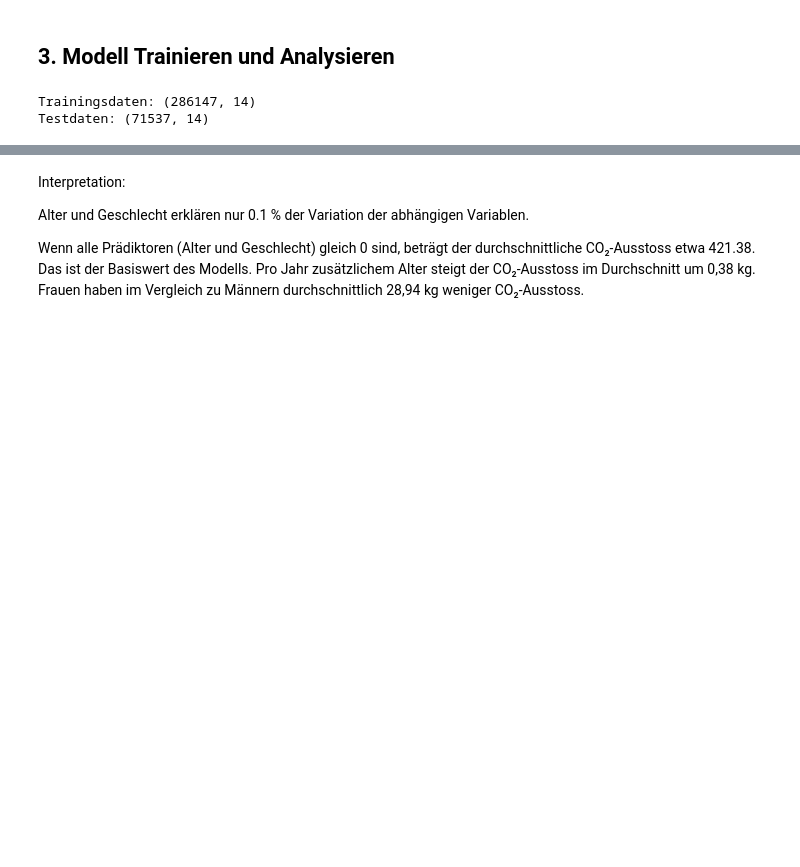
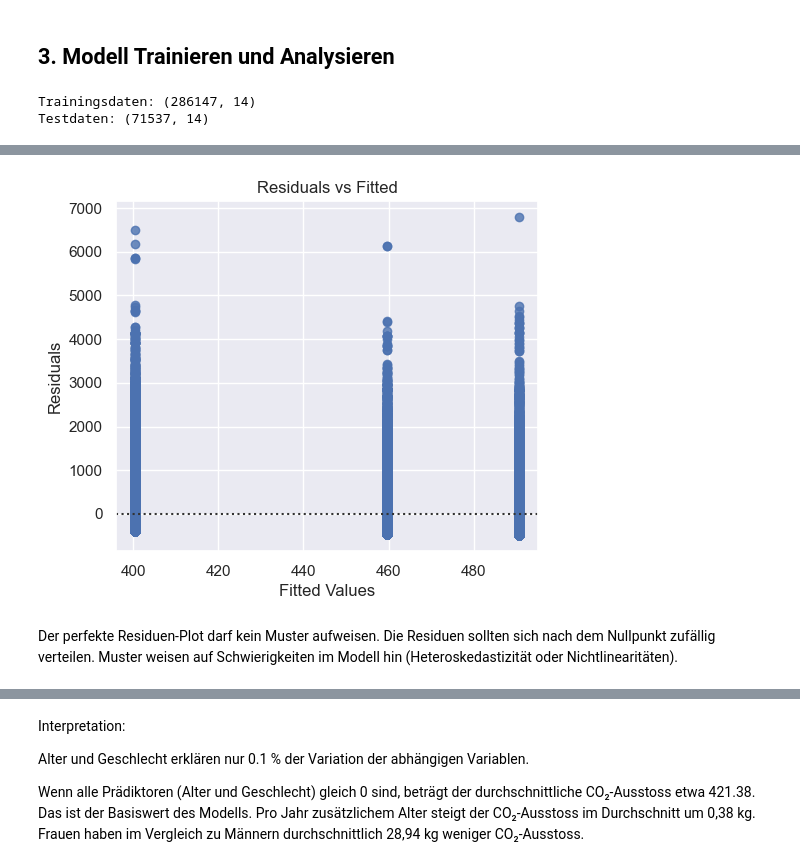
Before and after one commit to LeonidWouters/ANM, a Jupyter notebook: Modell_Stadt-Land-Intermediaer.ipynb, the cells around one changed output, grey strips where cells are left out. Cells and saved outputs as stored; diff of their text form; code cells hidden in the pictures; blank space fills up the shorter version.

```diff
--- a/Modell_Stadt-Land-Intermediaer.ipynb
+++ b/Modell_Stadt-Land-Intermediaer.ipynb
@@ -302,0 +336,18 @@ Zwischen diesen 3 Raumtypen, werden die meisten CO₂-Emissionen in ländlichen
+# %%
+# Residuen berechnen
+residuals = model.resid
+fitted_values = model.fittedvalues
+# %%
+# Plot 1: Residuals vs Fitted
+plt.figure(figsize=(12, 10))
+
+plt.subplot(2, 2, 1)
+sns.residplot(x=fitted_values, y=residuals, line_kws={'color': 'red', 'lw': 2})
+plt.title('Residuals vs Fitted')
+plt.xlabel('Fitted Values')
+plt.ylabel('Residuals')
+plt.show()
+# %% [output]
+[figure, added]
+# %% [markdown]
+Der perfekte Residuen-Plot darf kein Muster aufweisen. Die Residuen sollten sich nach dem Nullpunkt zufällig verteilen. Muster weisen auf Schwierigkeiten im Modell hin (Heteroskedastizität oder Nichtlinearitäten).
```
Also changed, not shown: parts of 36 cells of this notebook.
